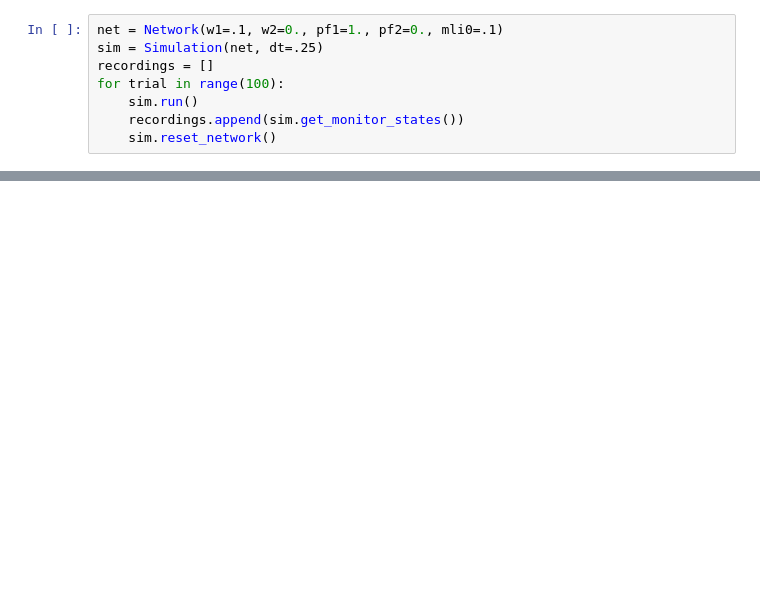
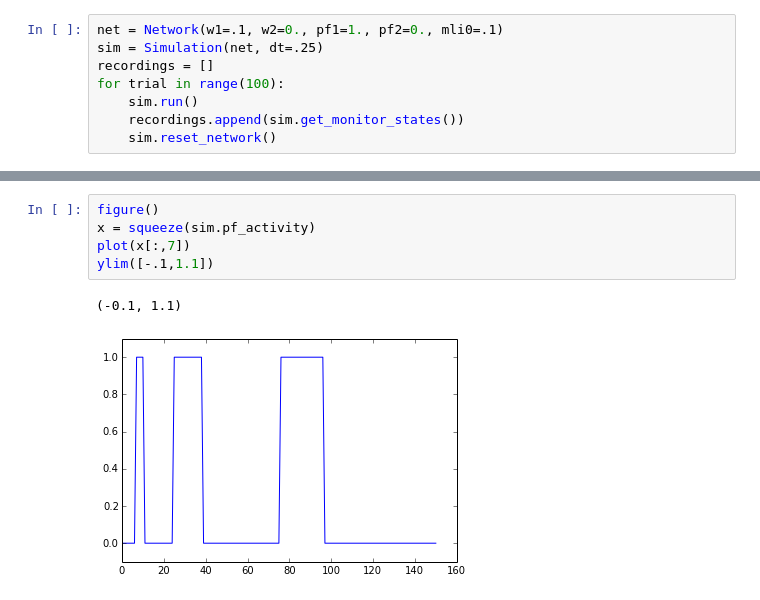
Before and after one commit to blennon/research, a Jupyter notebook: pf_mli_plasticity/MLI_MLI_connection_network.ipynb, the cells around one changed output, grey strips where cells are left out. Saved outputs shown, nothing was run; the diff lists cells and outputs as text; blank space fills up the shorter version.

```diff
--- a/pf_mli_plasticity/MLI_MLI_connection_network.ipynb
+++ b/pf_mli_plasticity/MLI_MLI_connection_network.ipynb
@@ -154,0 +204,8 @@ plot_weights(pf_weights_by_trial)
+# %%
+figure()
+x = squeeze(sim.pf_activity)
+plot(x[:,7])
+ylim([-.1,1.1])
+# %% [output]
+(-0.1, 1.1)
+[figure, added]
```
Also changed, not shown: parts of 4 cells of this notebook, 3 other files.
